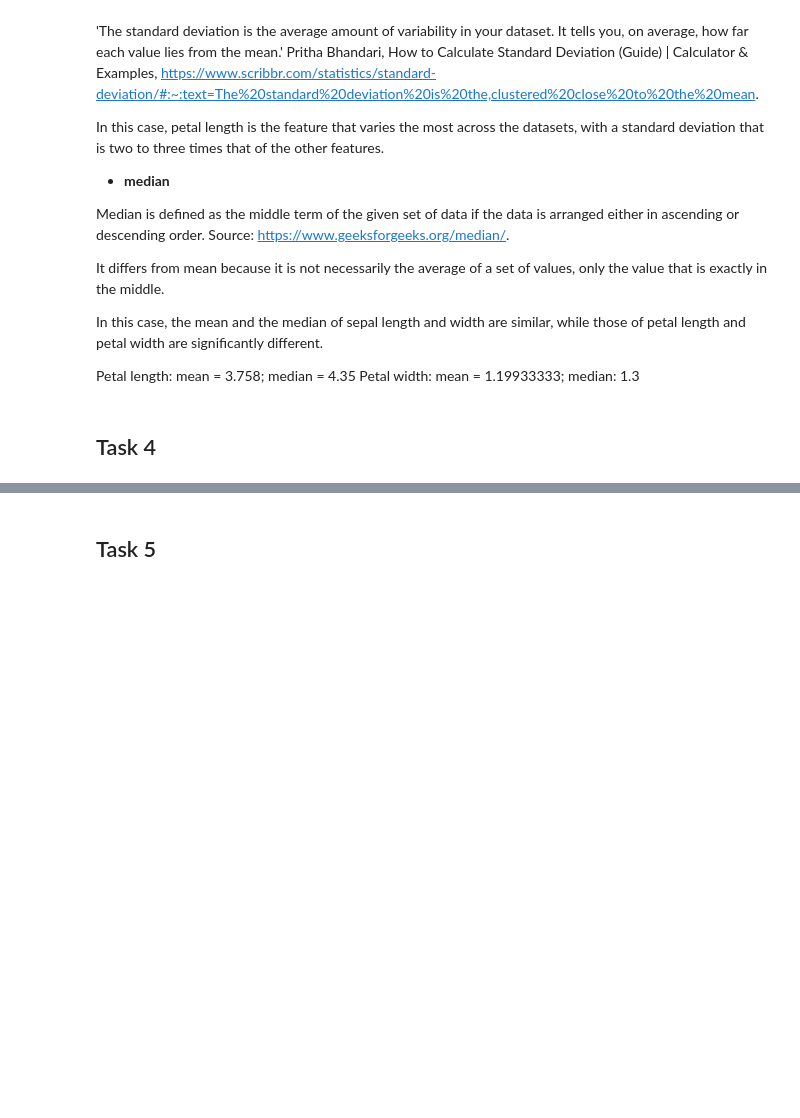
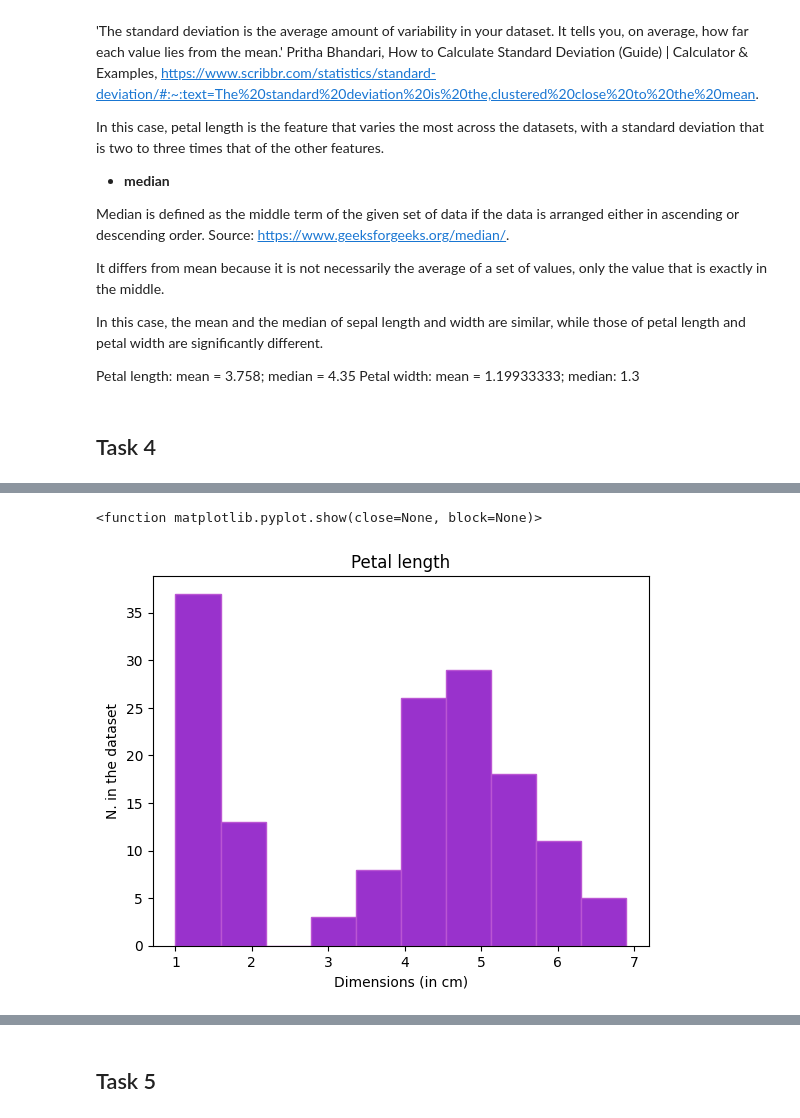
Before and after one commit to irenecelebrin/principles_of_data_analytics, a Jupyter notebook: tasks.ipynb, the cells around one changed output, grey strips where cells are left out. Cells and saved outputs as stored; diff of their text form; code cells hidden in the pictures; blank space fills up the shorter version.

```diff
--- a/tasks.ipynb
+++ b/tasks.ipynb
@@ -162,0 +218,10 @@ Petal width: mean = 1.19933333; median: 1.3
+# %%
+# Petal length
+plt.hist(petal_length, color = 'darkorchid', edgecolor = 'mediumorchid')
+plt.title('Petal length')
+plt.xlabel('Dimensions (in cm)')
+plt.ylabel('N. in the dataset')
+plt.show
+# %% [output]
+<function matplotlib.pyplot.show(close=None, block=None)>
+[figure, added]
```
Also changed, not shown: parts of 14 cells of this notebook.
